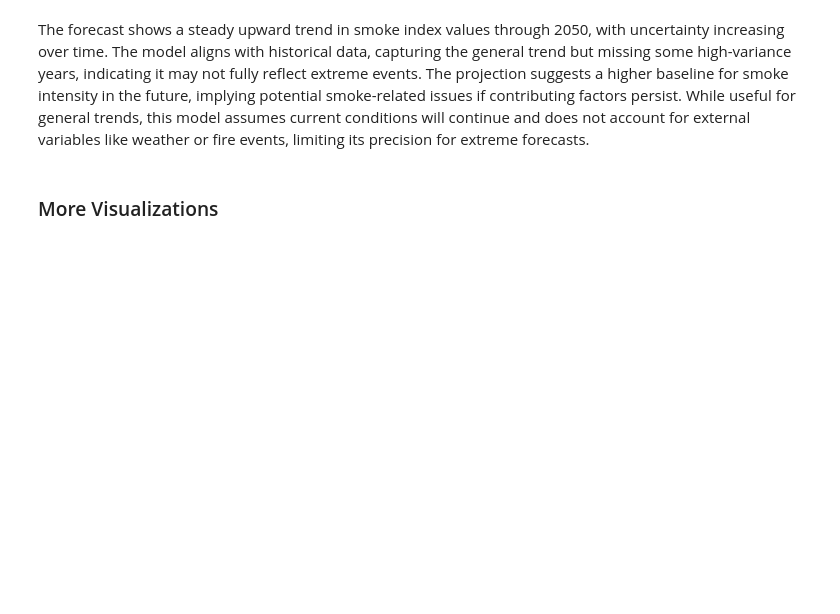
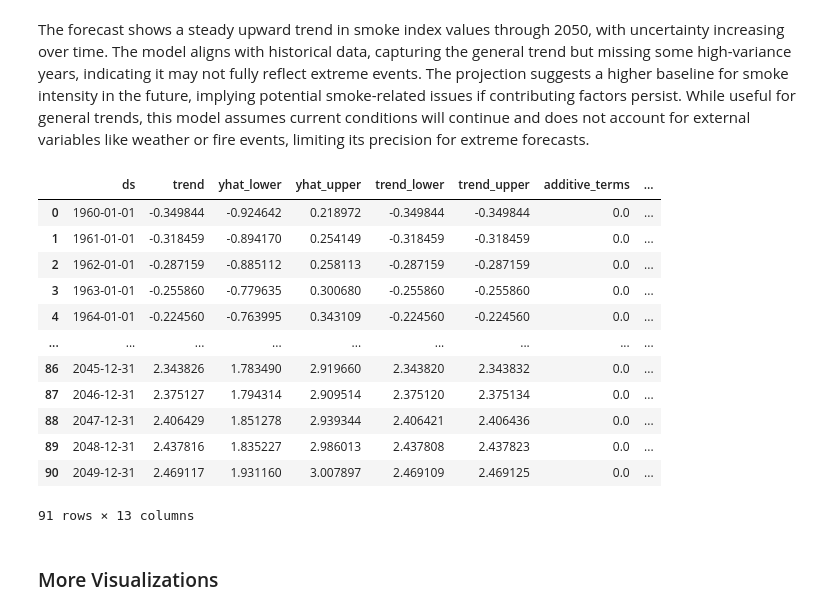
Before and after one commit to apoorvasheera/data-512-final-project, a Jupyter notebook: common-analysis/common-analysis.ipynb, the cells around one changed output. Cells and saved outputs as stored; diff of their text form; code cells hidden in the pictures; blank space fills up the shorter version.

```diff
--- a/common-analysis/common-analysis.ipynb
+++ b/common-analysis/common-analysis.ipynb
@@ -563,3 +565,19 @@ plt.show()
 [figure]
 # %% [markdown]
 The forecast shows a steady upward trend in smoke index values through 2050, with uncertainty increasing over time. The model aligns with historical data, capturing the general trend but missing some high-variance years, indicating it may not fully reflect extreme events. The projection suggests a higher baseline for smoke intensity in the future, implying potential smoke-related issues if contributing factors persist. While useful for general trends, this model assumes current conditions will continue and does not account for external variables like weather or fire events, limiting its precision for extreme forecasts.
+# %%
+forecast.to_csv()
+# %% [output]
+|  | ds | trend | yhat_lower | yhat_upper | trend_lower | trend_upper | additive_terms | ... |
+| 0 | 1960-01-01 | -0.349844 | -0.924642 | 0.218972 | -0.349844 | -0.349844 | 0.0 | ... |
+| 1 | 1961-01-01 | -0.318459 | -0.894170 | 0.254149 | -0.318459 | -0.318459 | 0.0 | ... |
+| 2 | 1962-01-01 | -0.287159 | -0.885112 | 0.258113 | -0.287159 | -0.287159 | 0.0 | ... |
+| 3 | 1963-01-01 | -0.255860 | -0.779635 | 0.300680 | -0.255860 | -0.255860 | 0.0 | ... |
+| 4 | 1964-01-01 | -0.224560 | -0.763995 | 0.343109 | -0.224560 | -0.224560 | 0.0 | ... |
+| ... | ... | ... | ... | ... | ... | ... | ... | ... |
+| 86 | 2045-12-31 | 2.343826 | 1.783490 | 2.919660 | 2.343820 | 2.343832 | 0.0 | ... |
+| 87 | 2046-12-31 | 2.375127 | 1.794314 | 2.909514 | 2.375120 | 2.375134 | 0.0 | ... |
+| 88 | 2047-12-31 | 2.406429 | 1.851278 | 2.939344 | 2.406421 | 2.406436 | 0.0 | ... |
+| 89 | 2048-12-31 | 2.437816 | 1.835227 | 2.986013 | 2.437808 | 2.437823 | 0.0 | ... |
+| 90 | 2049-12-31 | 2.469117 | 1.931160 | 3.007897 | 2.469109 | 2.469125 | 0.0 | ... |
+91 rows × 13 columns
```
Also changed, not shown: parts of 3 cells of this notebook, 9 other files.
